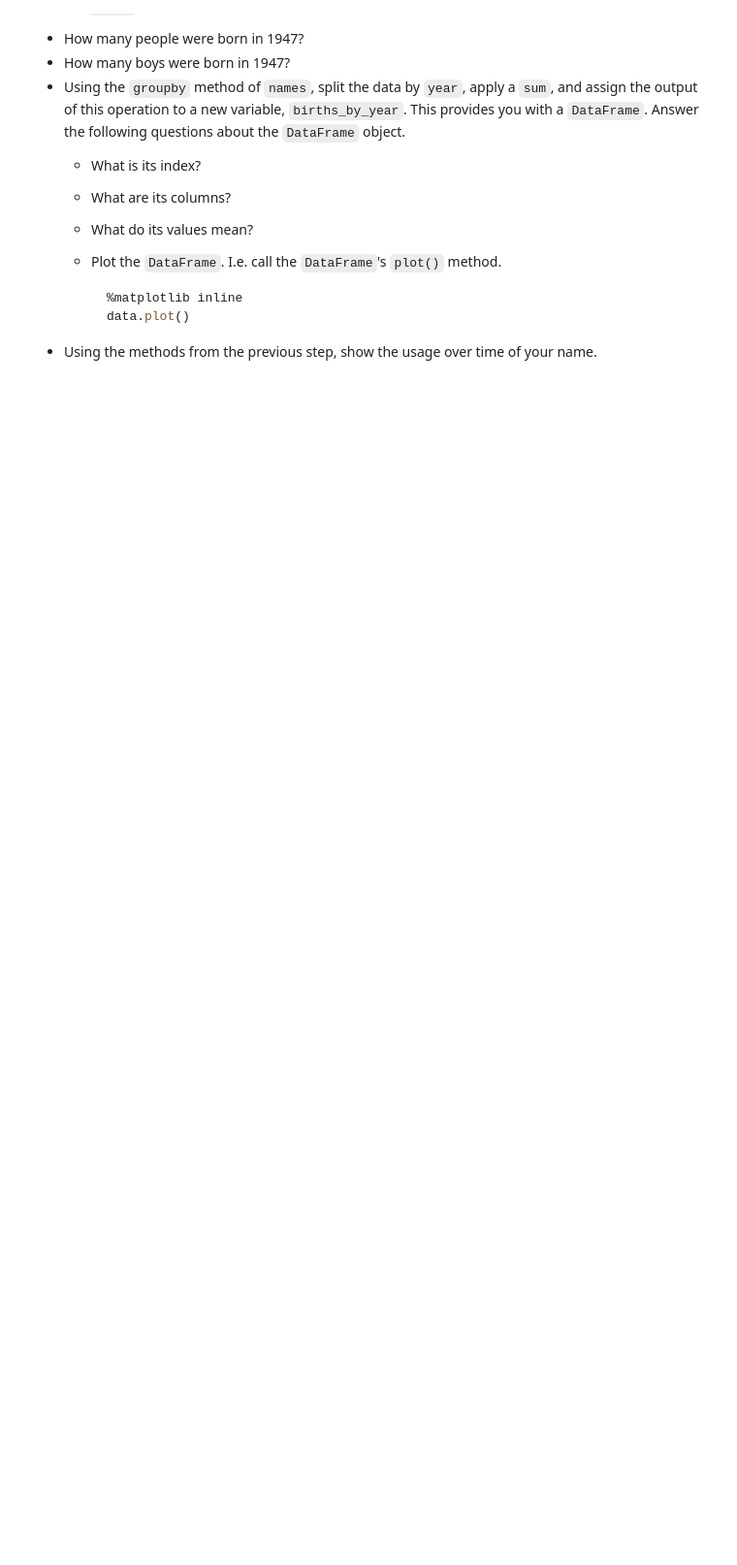
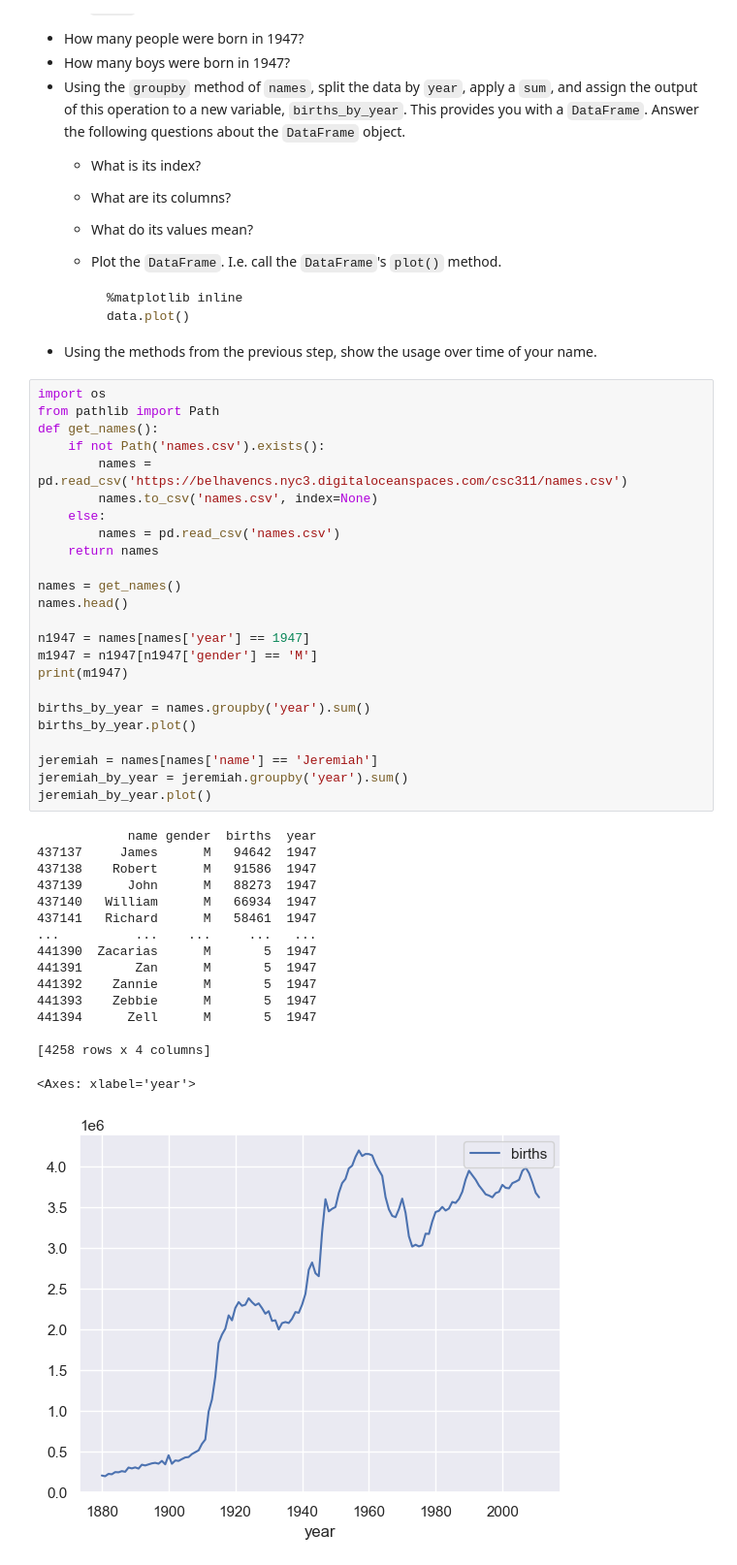
Before and after one commit to jeremiah-theisenschool/belhavencs, a Jupyter notebook: csc311/lab4/lab4-pandas-part01.ipynb, the cells around one changed output. Shown at 97% size. Drawn from its saved outputs; the diff is of its cells as text; blank space fills up the shorter version.

````diff
--- a/csc311/lab4/lab4-pandas-part01.ipynb
+++ b/csc311/lab4/lab4-pandas-part01.ipynb
@@ -2336,3 +2849,44 @@ Use the `names` DataFrame to answer the following questions using the Pandas API
       data.plot()
       ```
 - Using the methods from the previous step, show the usage over time of your name.
+# %%
+import os
+from pathlib import Path
+def get_names():
+    if not Path('names.csv').exists():
+        names = pd.read_csv('https://belhavencs.nyc3.digitaloceanspaces.com/csc311/names.csv')
+        names.to_csv('names.csv', index=None)
+    else:
+        names = pd.read_csv('names.csv')
+    return names
+
+names = get_names()
+names.head()
+
+n1947 = names[names['year'] == 1947]
+m1947 = n1947[n1947['gender'] == 'M']
+print(m1947)
+
+births_by_year = names.groupby('year').sum()
+births_by_year.plot()
+
+jeremiah = names[names['name'] == 'Jeremiah']
+jeremiah_by_year = jeremiah.groupby('year').sum()
+jeremiah_by_year.plot()
+# %% [output]
+            name gender  births  year
+437137     James      M   94642  1947
+437138    Robert      M   91586  1947
+437139      John      M   88273  1947
+437140   William      M   66934  1947
+437141   Richard      M   58461  1947
+...          ...    ...     ...   ...
+441390  Zacarias      M       5  1947
+441391       Zan      M       5  1947
+441392    Zannie      M       5  1947
+441393    Zebbie      M       5  1947
+441394      Zell      M       5  1947
+
+[4258 rows x 4 columns]
+<Axes: xlabel='year'>
+[figure, added]
````
Also changed, not shown: parts of 65 cells of this notebook, 1 other file.
